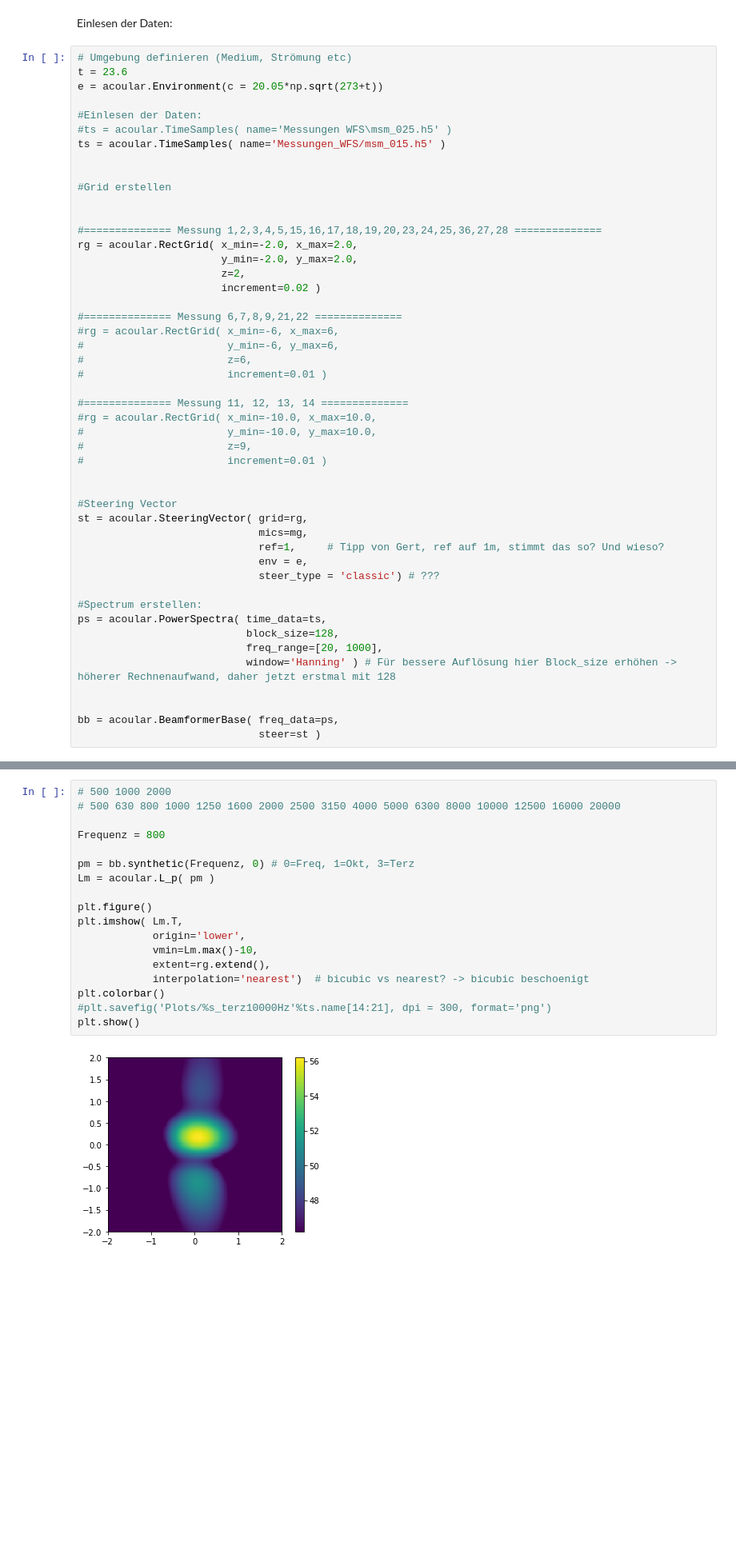
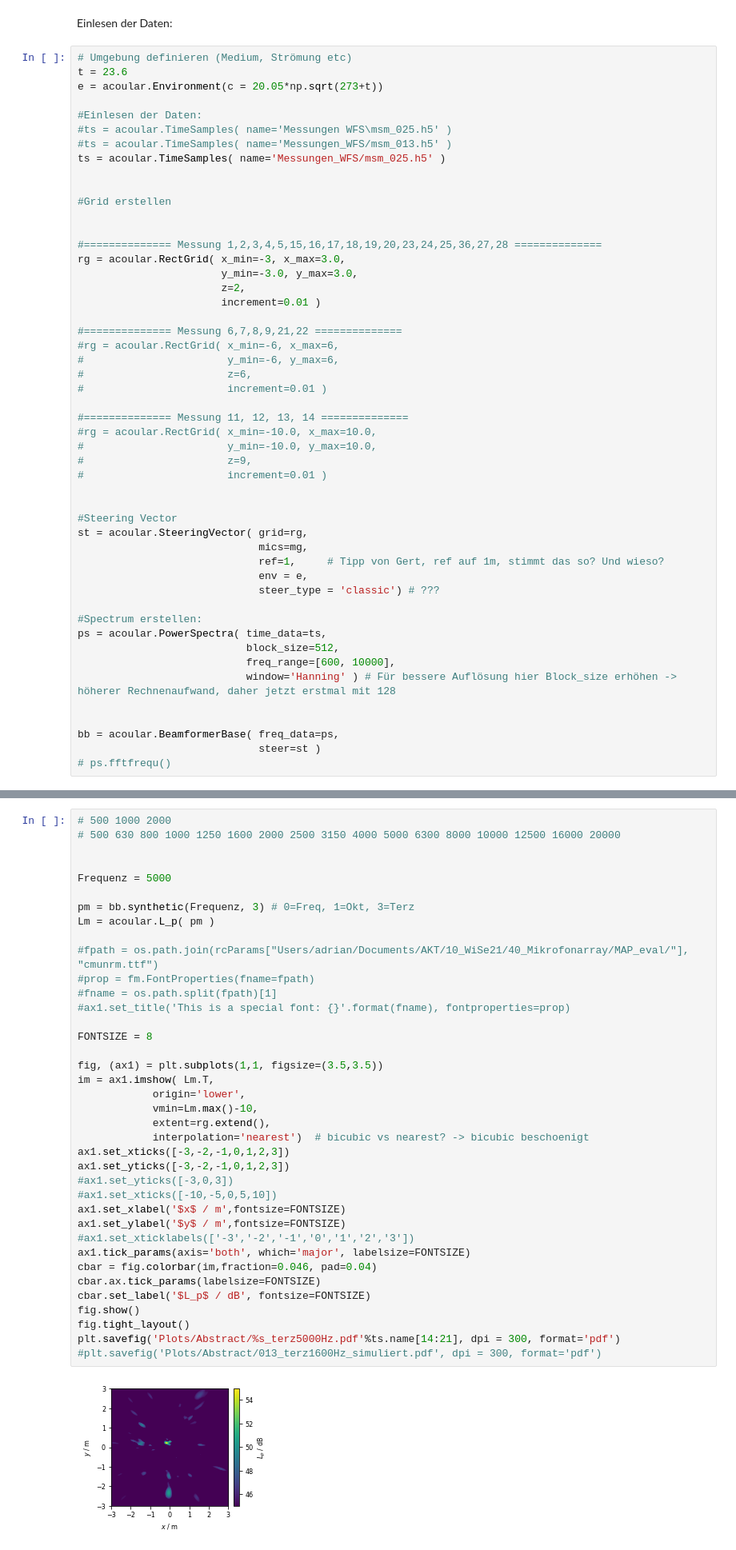
Before and after one commit to AdiBugaddi/MAP_eval, a Jupyter notebook: Auswertungsskript.ipynb, the cells around one changed output, grey strips where cells are left out. Shown: that part at 80% size. Cells and saved outputs as stored; diff of their text form; blank space fills up the shorter version.

```diff
--- a/Auswertungsskript.ipynb
+++ b/Auswertungsskript.ipynb
@@ -41,17 +61,18 @@ e = acoular.Environment(c = 20.05*np.sqrt(273+t))
 
 #Einlesen der Daten:
 #ts = acoular.TimeSamples( name='Messungen WFS\msm_025.h5' )
-ts = acoular.TimeSamples( name='Messungen_WFS/msm_015.h5' )
+#ts = acoular.TimeSamples( name='Messungen_WFS/msm_013.h5' )
+ts = acoular.TimeSamples( name='Messungen_WFS/msm_025.h5' )
 
 
 #Grid erstellen
 
 
 #============== Messung 1,2,3,4,5,15,16,17,18,19,20,23,24,25,36,27,28 ==============
-rg = acoular.RectGrid( x_min=-2.0, x_max=2.0,
-                       y_min=-2.0, y_max=2.0,
+rg = acoular.RectGrid( x_min=-3, x_max=3.0,
+                       y_min=-3.0, y_max=3.0,
                        z=2,
-                       increment=0.02 )
+                       increment=0.01 )
 
 #============== Messung 6,7,8,9,21,22 ==============
 #rg = acoular.RectGrid( x_min=-6, x_max=6,
@@ -75,10 +96,11 @@ st = acoular.SteeringVector( grid=rg,
 
 #Spectrum erstellen:
 ps = acoular.PowerSpectra( time_data=ts,
-                           block_size=128,
-                           freq_range=[20, 1000],
+                           block_size=512,
+                           freq_range=[600, 10000],
                            window='Hanning' ) # Für bessere Auflösung hier Block_size erhöhen -> höherer Rechnenaufwand, daher jetzt erstmal mit 128
 
 
 bb = acoular.BeamformerBase( freq_data=ps,
                              steer=st )
+# ps.fftfrequ()
@@ -85,23 +109,43 @@ bb = acoular.BeamformerBase( freq_data=ps,
 # %%
 # 500 1000 2000
 # 500 630 800 1000 1250 1600 2000 2500 3150 4000 5000 6300 8000 10000 12500 16000 20000
 
-Frequenz = 800
 
-pm = bb.synthetic(Frequenz, 0) # 0=Freq, 1=Okt, 3=Terz
+Frequenz = 5000
+
+pm = bb.synthetic(Frequenz, 3) # 0=Freq, 1=Okt, 3=Terz
 Lm = acoular.L_p( pm )
 
-plt.figure()
-plt.imshow( Lm.T,
+#fpath = os.path.join(rcParams["Users/adrian/Documents/AKT/10_WiSe21/40_Mikrofonarray/MAP_eval/"], "cmunrm.ttf")
+#prop = fm.FontProperties(fname=fpath)
+#fname = os.path.split(fpath)[1]
+#ax1.set_title('This is a special font: {}'.format(fname), fontproperties=prop)
+
+FONTSIZE = 8
+
+fig, (ax1) = plt.subplots(1,1, figsize=(3.5,3.5))
+im = ax1.imshow( Lm.T,
             origin='lower',
             vmin=Lm.max()-10,
             extent=rg.extend(),
             interpolation='nearest')  # bicubic vs nearest? -> bicubic beschoenigt
-plt.colorbar()
-#plt.savefig('Plots/%s_terz10000Hz'%ts.name[14:21], dpi = 300, format='png')
-plt.show()
+ax1.set_xticks([-3,-2,-1,0,1,2,3])
+ax1.set_yticks([-3,-2,-1,0,1,2,3])
+#ax1.set_yticks([-3,0,3])
+#ax1.set_xticks([-10,-5,0,5,10])
+ax1.set_xlabel('$x$ / m',fontsize=FONTSIZE)
+ax1.set_ylabel('$y$ / m',fontsize=FONTSIZE)
+#ax1.set_xticklabels(['-3','-2','-1','0','1','2','3'])
+ax1.tick_params(axis='both', which='major', labelsize=FONTSIZE)
+cbar = fig.colorbar(im,fraction=0.046, pad=0.04)
+cbar.ax.tick_params(labelsize=FONTSIZE)
+cbar.set_label('$L_p$ / dB', fontsize=FONTSIZE)
+fig.show()
+fig.tight_layout()
+plt.savefig('Plots/Abstract/%s_terz5000Hz.pdf'%ts.name[14:21], dpi = 300, format='pdf')
+#plt.savefig('Plots/Abstract/013_terz1600Hz_simuliert.pdf', dpi = 300, format='pdf')
 # %% [output]
-[figure, old version]
+[figure, new version]
 # %%
 Lm.shape
 # %% [output]
```
Also changed, not shown: parts of 9 cells of this notebook, 10 other files.
